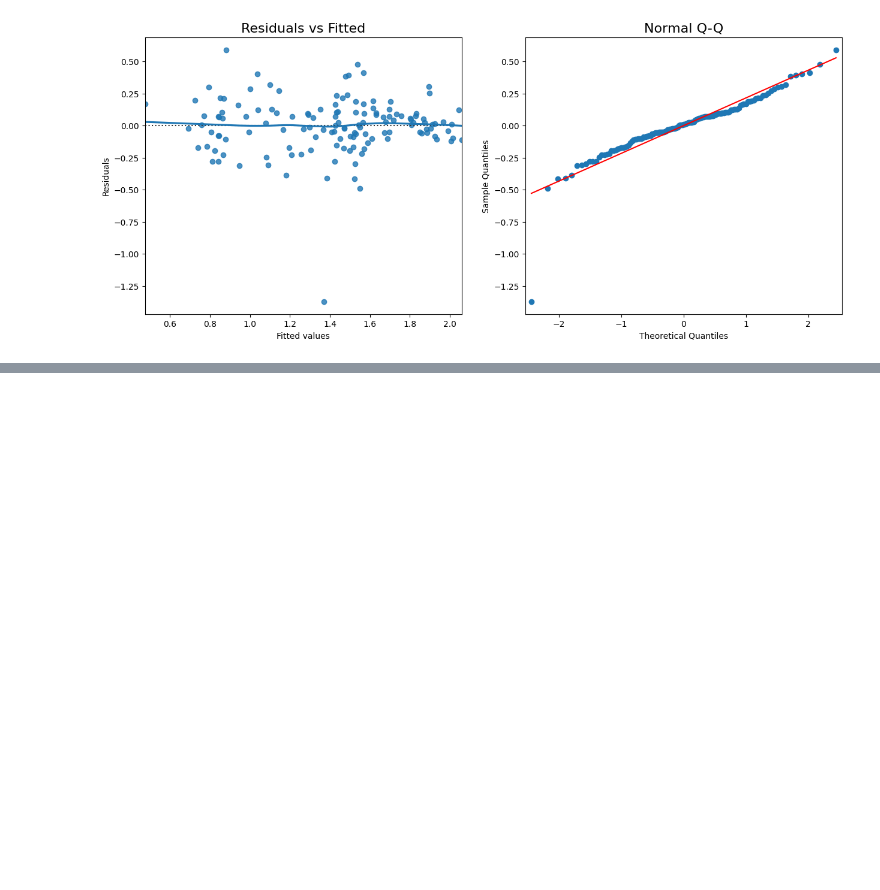
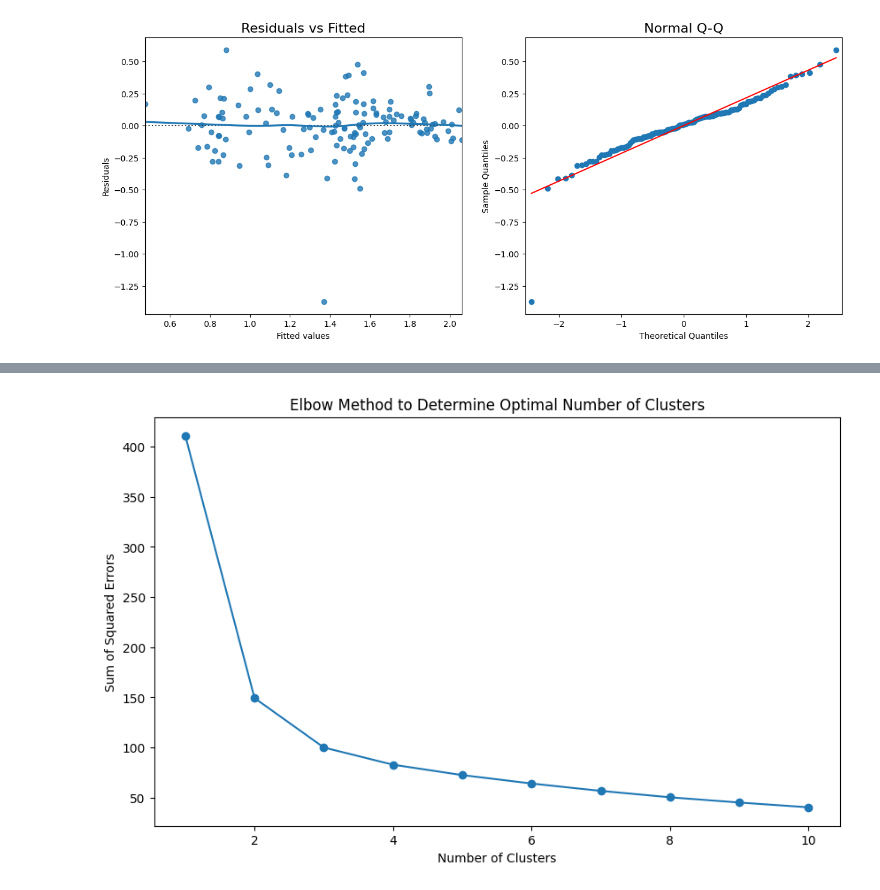
Before and after one commit to TanishAfre/Data-Analysis-Visualisation, a Jupyter notebook: main.ipynb, the cells around one changed output, grey strips where cells are left out. Drawn from its saved outputs; the diff is of its cells as text; code cells hidden in the pictures; blank space fills up the shorter version.

Commit message:
K-Mean Cluster

```diff
--- a/main.ipynb
+++ b/main.ipynb
@@ -288,0 +332,18 @@ plt.show()
+# %%
+from sklearn.cluster import KMeans
+import matplotlib.pyplot as plt
+
+sse = []
+for k in range(1, 11):
+    kmeans = KMeans(n_clusters=k, random_state=42)
+    kmeans.fit(X_scaled)
+    sse.append(kmeans.inertia_)
+
+plt.figure(figsize=(10, 6))
+plt.plot(range(1, 11), sse, marker='o')
+plt.title('Elbow Method to Determine Optimal Number of Clusters')
+plt.xlabel('Number of Clusters')
+plt.ylabel('Sum of Squared Errors')
+plt.show()
+# %% [output]
+[figure, added]
```
Also changed, not shown: parts of 4 cells of this notebook.
